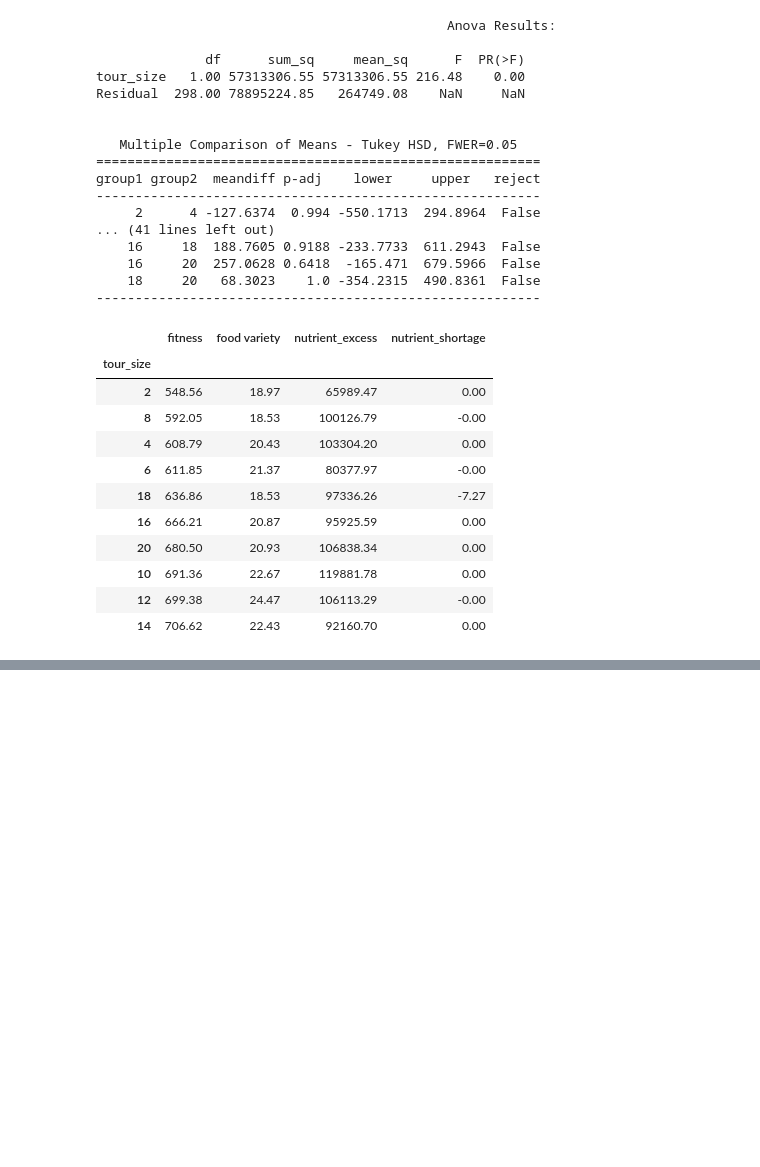
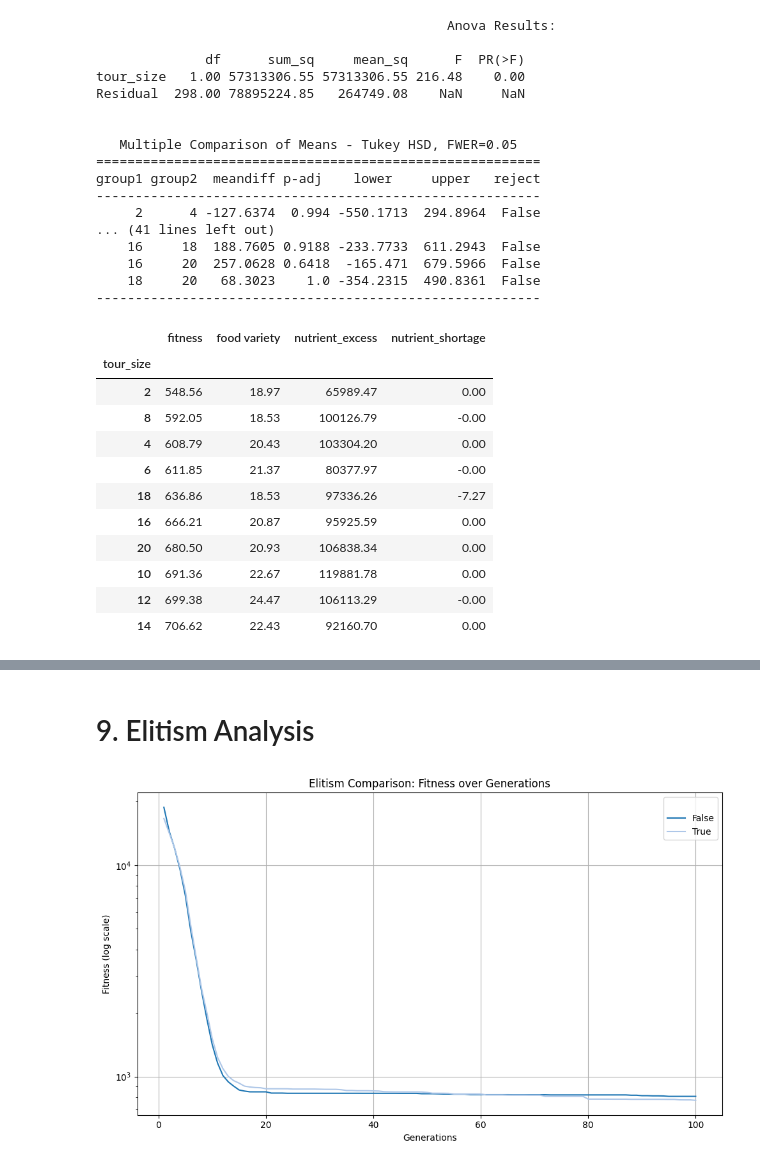
Before and after one commit to DiogoPF/Stigler-Diet, a Jupyter notebook: results/Results Analysis.ipynb, the cells around one changed output, grey strips where cells are left out. Saved outputs shown, nothing was run; the diff lists cells and outputs as text; code cells hidden in the pictures; blank space fills up the shorter version.

```diff
--- a/results/Results Analysis.ipynb
+++ b/results/Results Analysis.ipynb
@@ -579,0 +681,16 @@ solution_appraisal(df=selection_comparison, var_of_interest="selection")
+# %% [markdown]
+# 9. Elitism Analysis
+# %%
+elitism = pd.read_csv("./elitism_comparison.csv")
+elitism = calculate_excess_shortage(elitism)
+# %%
+get_viz(
+    df=elitism,
+    var_of_interest="elitism",
+    title="Elitism Comparison: Fitness over Generations",
+    legend_title=" ",
+    output_file_name="elitism_comparison",
+    scale="log",
+)
+# %% [output]
+[figure, added]
```
Also changed, not shown: parts of 22 cells of this notebook, 9 other files.
